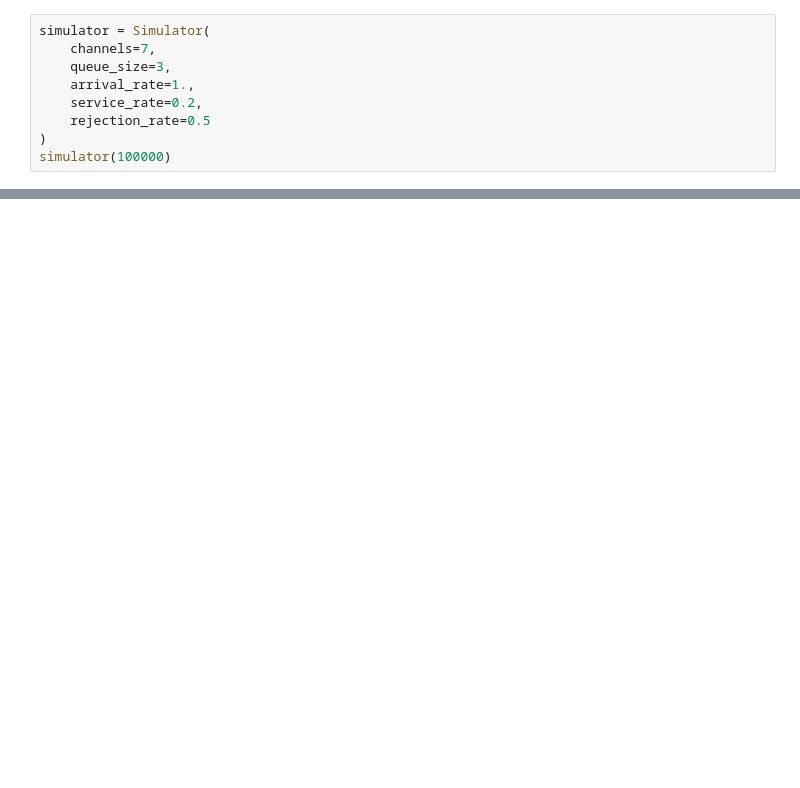
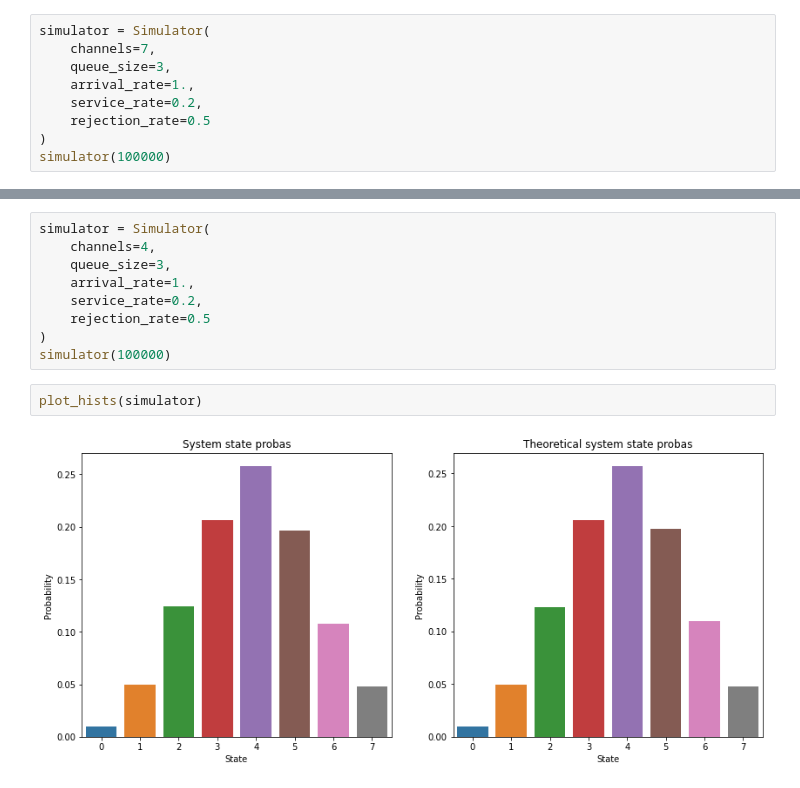
Before and after one commit to dinohunter2836/matmod, a Jupyter notebook: lab2.ipynb, the cells around one changed output, grey strips where cells are left out. Cells and saved outputs as stored; diff of their text form; blank space fills up the shorter version.

```diff
--- a/lab2.ipynb
+++ b/lab2.ipynb
@@ -293,0 +336,13 @@ stats_dataframe(simulator)
+# %%
+simulator = Simulator(
+    channels=4,
+    queue_size=3,
+    arrival_rate=1.,
+    service_rate=0.2,
+    rejection_rate=0.5
+)
+simulator(100000)
+# %%
+plot_hists(simulator)
+# %% [output]
+[figure, added]
```
Also changed, not shown: parts of 40 cells of this notebook.
